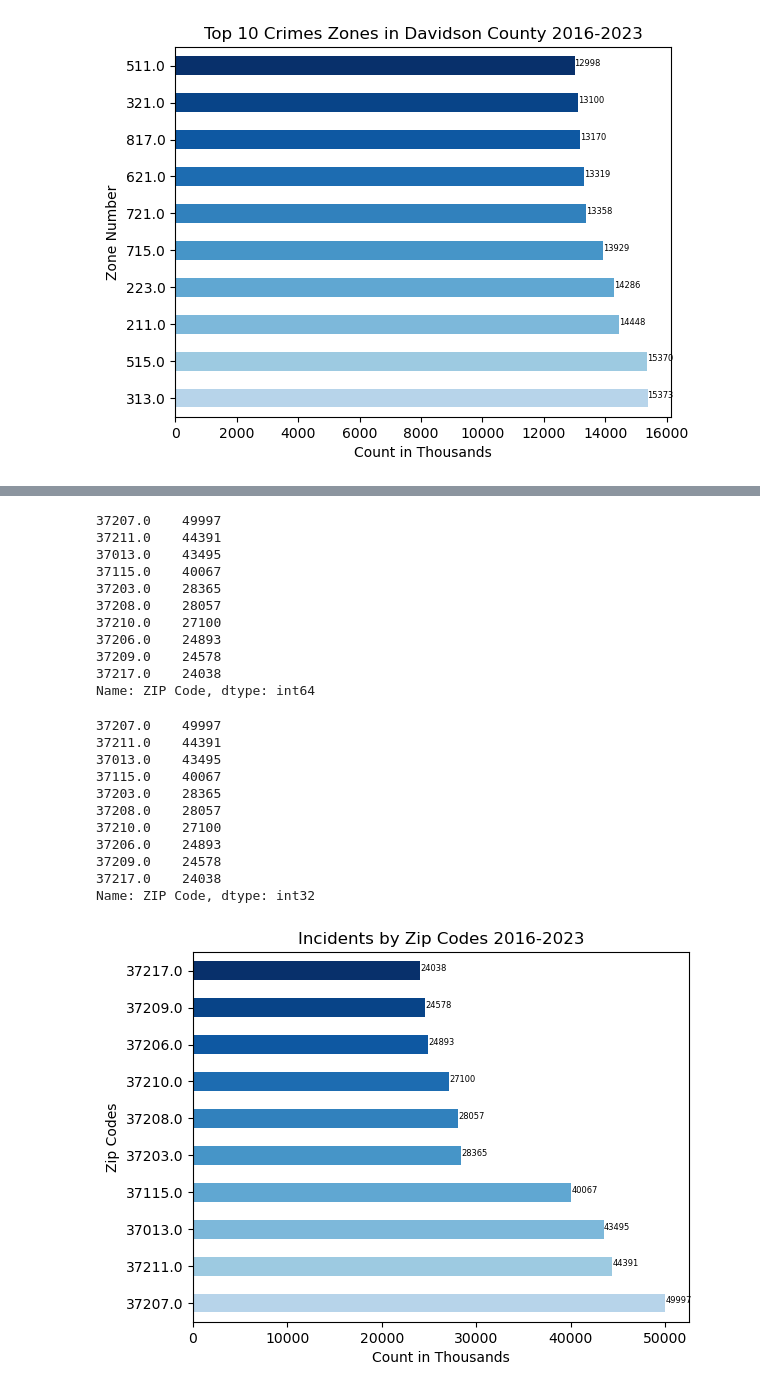
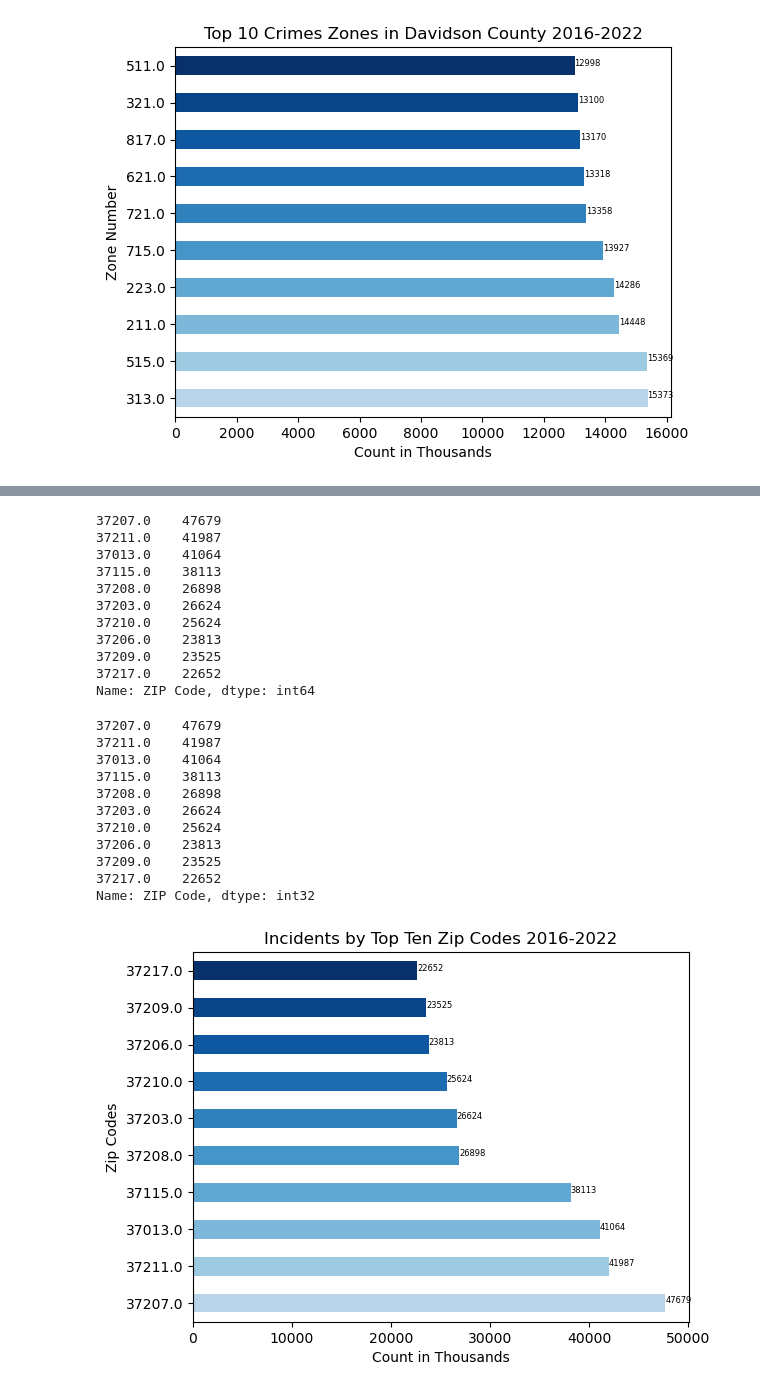
Before and after one commit to bob10182/Crime-and-Rentals, a Jupyter notebook: notebooks/metro_crime.ipynb, the cells around one changed output, grey strips where cells are left out. Drawn from its saved outputs; the diff is of its cells as text; code cells hidden in the pictures.

```diff
--- a/notebooks/metro_crime.ipynb
+++ b/notebooks/metro_crime.ipynb
@@ -169,6 +169,6 @@ Zone
 dtype: int64
 # %%
-target_metro = raw_metro[raw_metro['Incident Occurred'] >= '2016-01-01']
+target_metro = raw_metro[(raw_metro['Incident Occurred'] >= '2016-01-01') & (raw_metro['Incident Occurred'] < '2023-01-01')]
 # %%
 target_metro.value_counts('Zone').head(20)
 # %% [output]
@@ -300,7 +300,7 @@ plt.show()
 # %%
 
-raw_metro['Year'] = raw_metro['Incident Occurred'].dt.year
-crime_by_year = raw_metro['Year'].value_counts()
+target_metro['Year'] = target_metro['Incident Occurred'].dt.year
+crime_by_year = target_metro['Year'].value_counts()
 print(crime_by_year)
 # %% [output]
 2018    124564
@@ -343,44 +347,44 @@ plt.show()
 # %%
-crime10_zip=raw_metro['ZIP Code'].value_counts().head(10)
+crime10_zip=target_metro['ZIP Code'].value_counts().head(10)
 crime10_zip
 # %% [output]
-37207.0    49997
-37211.0    44391
-37013.0    43495
-37115.0    40067
-37203.0    28365
-37208.0    28057
-37210.0    27100
-37206.0    24893
-37209.0    24578
-37217.0    24038
+37207.0    47679
+37211.0    41987
+37013.0    41064
+37115.0    38113
+37208.0    26898
+37203.0    26624
+37210.0    25624
+37206.0    23813
+37209.0    23525
+37217.0    22652
 Name: ZIP Code, dtype: int64
 # %%
 zip10=crime10_zip.astype(int)
 zip10
 # %% [output]
-37207.0    49997
-37211.0    44391
-37013.0    43495
-37115.0    40067
-37203.0    28365
-37208.0    28057
-37210.0    27100
-37206.0    24893
-37209.0    24578
-37217.0    24038
+37207.0    47679
+37211.0    41987
+37013.0    41064
+37115.0    38113
+37208.0    26898
+37203.0    26624
+37210.0    25624
+37206.0    23813
+37209.0    23525
+37217.0    22652
 Name: ZIP Code, dtype: int32
 # %%
 blues = plt.cm.Blues(np.linspace(0.3, 1, 10))
 crime10_zip.plot(kind='barh', color = blues)
 
-plt.title('Incidents by Zip Codes 2016-2023')
+plt.title('Incidents by Top Ten Zip Codes 2016-2022')
 plt.xlabel('Count in Thousands')
 plt.ylabel('Zip Codes')
 for index,data in enumerate(crime10_zip):
     plt.annotate(f"{data}", xy=(data,index), ha='left', fontsize=6)
 
 plt.yticks(rotation=0)
 plt.show()
 # %% [output]
-[figure, old version]
+[figure, new version]
```
Also changed, not shown: parts of 16 cells of this notebook, 5 other files.
